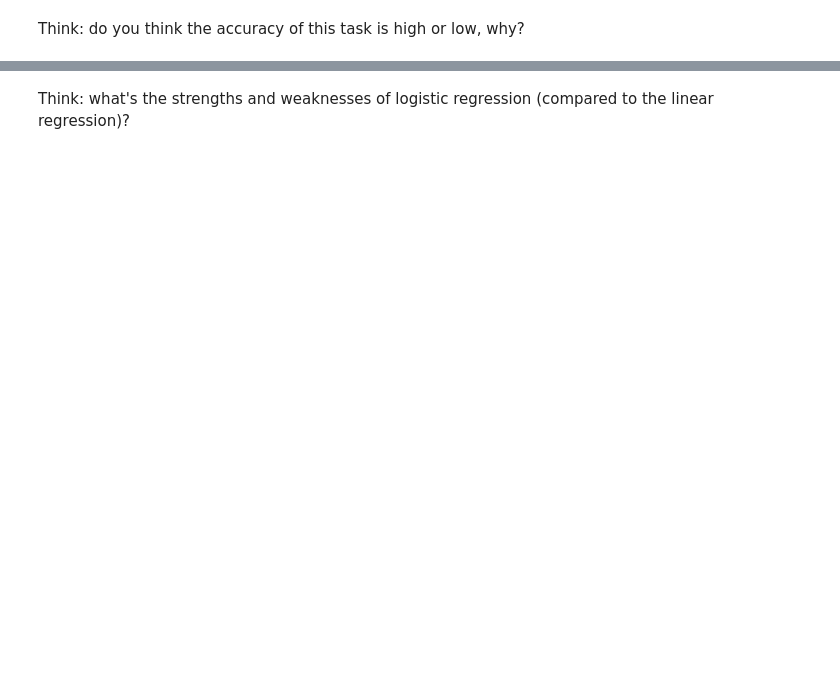
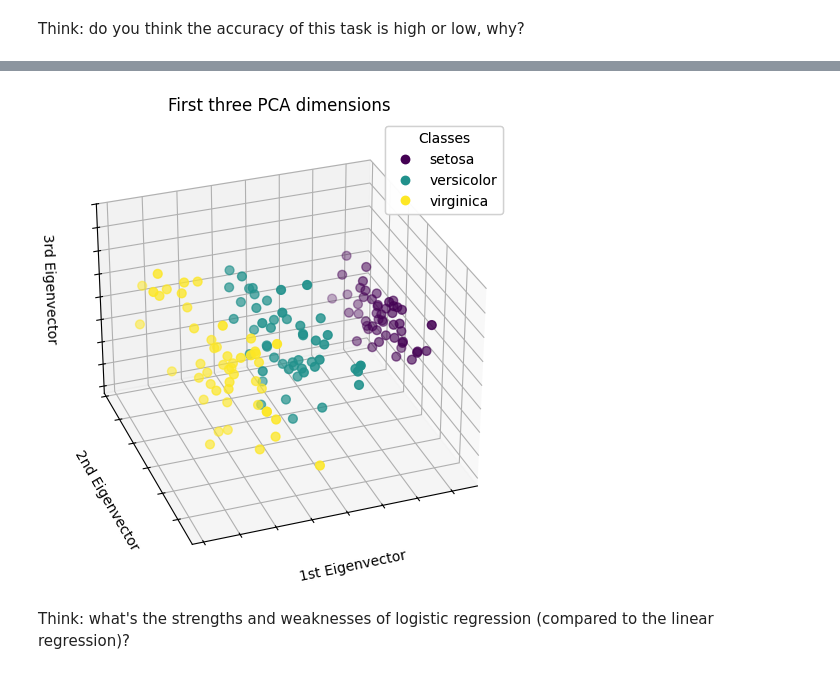
Before and after one commit to BristolDataScienceSociety/Workshop2024-25, a Jupyter notebook: Workshop6/Workshop6.ipynb, the cells around one changed output, grey strips where cells are left out. Drawn from its saved outputs; the diff is of its cells as text; code cells hidden in the pictures; blank space fills up the shorter version.

```diff
--- a/Workshop6/Workshop6.ipynb
+++ b/Workshop6/Workshop6.ipynb
@@ -86,2 +228,39 @@ using images when needed
+# %%
+from sklearn.decomposition import PCA
+
+fig = plt.figure(1, figsize=(8, 6))
+ax = fig.add_subplot(111, projection="3d", elev=-150, azim=110)
+
+X_reduced = PCA(n_components=3).fit_transform(iris.data)
+scatter = ax.scatter(
+    X_reduced[:, 0],
+    X_reduced[:, 1],
+    X_reduced[:, 2],
+    c=iris.target,
+    s=40,
+)
+
+ax.set(
+    title="First three PCA dimensions",
+    xlabel="1st Eigenvector",
+    ylabel="2nd Eigenvector",
+    zlabel="3rd Eigenvector",
+)
+ax.xaxis.set_ticklabels([])
+ax.yaxis.set_ticklabels([])
+ax.zaxis.set_ticklabels([])
+
+# Add a legend
+legend1 = ax.legend(
+    scatter.legend_elements()[0],
+    iris.target_names.tolist(),
+    loc="upper right",
+    title="Classes",
+)
+ax.add_artist(legend1)
+
+plt.show()
+# %% [output]
+[figure, added]
 # %% [markdown]
 Think: what's the strengths and weaknesses of logistic regression (compared to the linear regression)?
```
Also changed, not shown: parts of 16 cells of this notebook, 4 other files.
